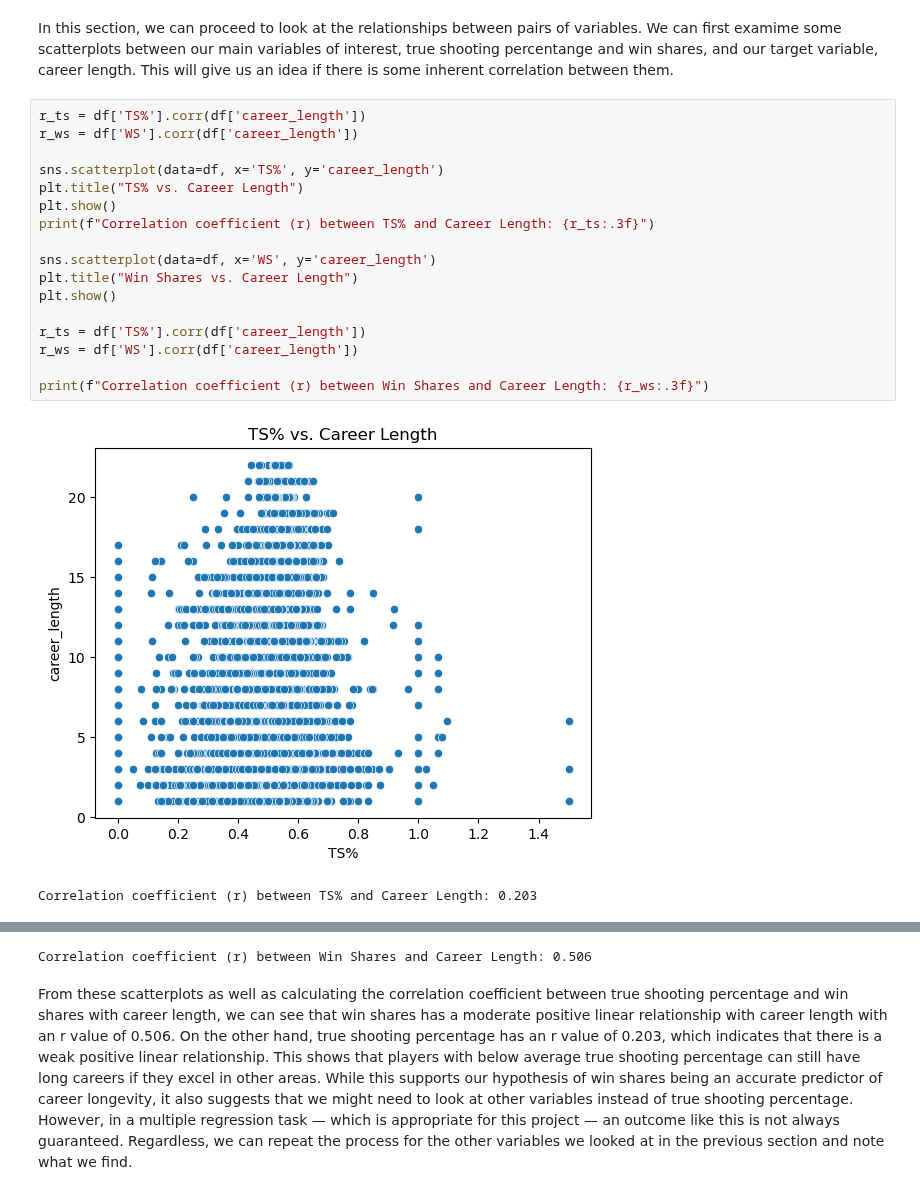
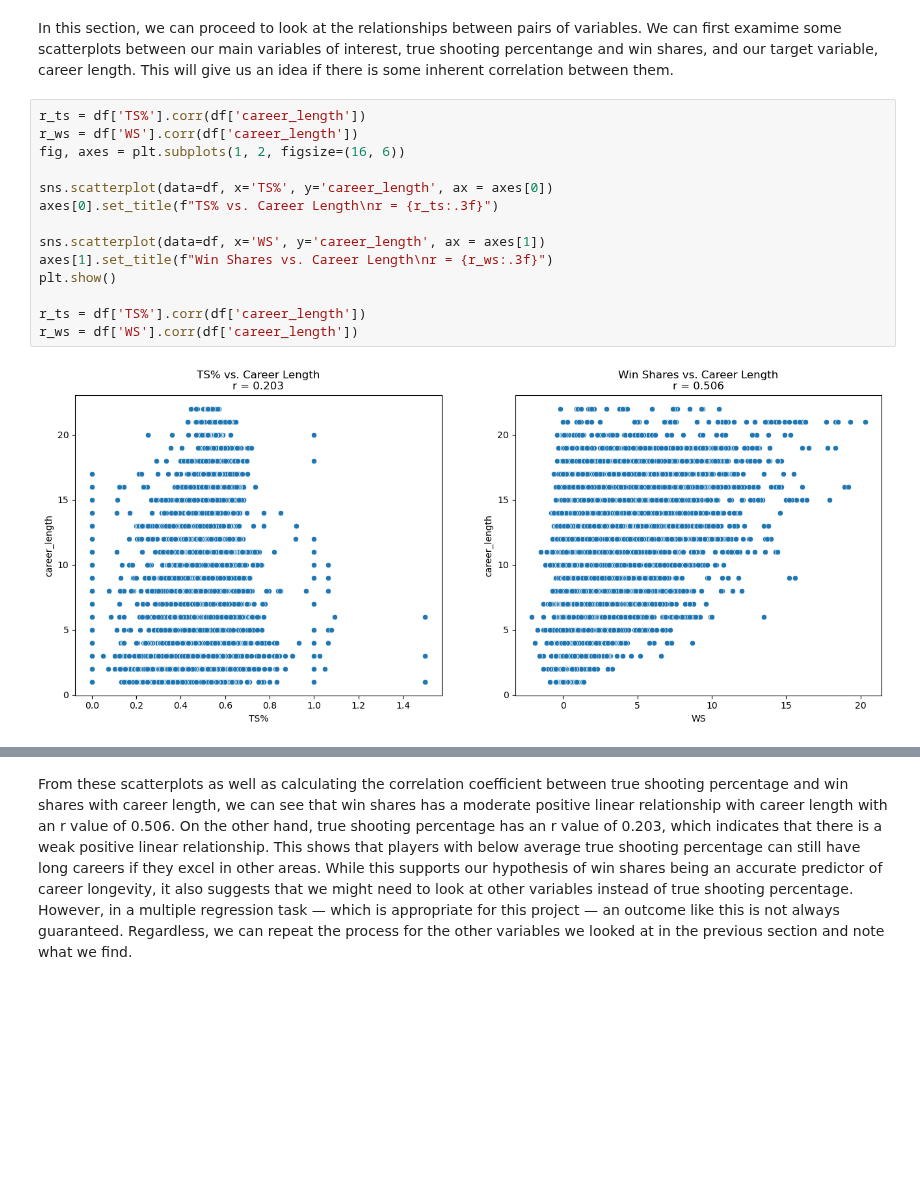
Before and after one commit to rikcy0/NBA-Career-Arc-Predicting-Longevity-Through-Performance-Metrics, a Jupyter notebook: EDACheckpoint_Group117_WI25.ipynb, the cells around one changed output, grey strips where cells are left out. Saved outputs shown, nothing was run; the diff lists cells and outputs as text; blank space fills up the shorter version.

```diff
--- a/EDACheckpoint_Group117_WI25.ipynb
+++ b/EDACheckpoint_Group117_WI25.ipynb
@@ -345,20 +343,16 @@ In this section, we can proceed to look at the relationships between pairs of va
 # %%
 r_ts = df['TS%'].corr(df['career_length'])
 r_ws = df['WS'].corr(df['career_length'])
+fig, axes = plt.subplots(1, 2, figsize=(16, 6))
 
-sns.scatterplot(data=df, x='TS%', y='career_length')
-plt.title("TS% vs. Career Length")
-plt.show()
-print(f"Correlation coefficient (r) between TS% and Career Length: {r_ts:.3f}")
+sns.scatterplot(data=df, x='TS%', y='career_length', ax = axes[0])
+axes[0].set_title(f"TS% vs. Career Length\nr = {r_ts:.3f}")
 
-sns.scatterplot(data=df, x='WS', y='career_length')
-plt.title("Win Shares vs. Career Length")
+sns.scatterplot(data=df, x='WS', y='career_length', ax = axes[1])
+axes[1].set_title(f"Win Shares vs. Career Length\nr = {r_ws:.3f}")
 plt.show()
 
 r_ts = df['TS%'].corr(df['career_length'])
 r_ws = df['WS'].corr(df['career_length'])
-
-print(f"Correlation coefficient (r) between Win Shares and Career Length: {r_ws:.3f}")
 # %% [output]
-[figure, old version]
+[figure, new version]
-Correlation coefficient (r) between TS% and Career Length: 0.203
@@ -366,3 +359,2 @@ Correlation coefficient (r) between TS% and Career Length: 0.203
-Correlation coefficient (r) between Win Shares and Career Length: 0.506
 # %% [markdown]
 From these scatterplots as well as calculating the correlation coefficient between true shooting percentage and win shares with career length, we can see that win shares has a moderate positive linear relationship with career length with an r value of 0.506. On the other hand, true shooting percentage has an r value of 0.203, which indicates that there is a weak positive linear relationship. This shows that players with below average true shooting percentage can still have long careers if they excel in other areas. While this supports our hypothesis of win shares being an accurate predictor of career longevity, it also suggests that we might need to look at other variables instead of true shooting percentage. However, in a multiple regression task — which is appropriate for this project — an outcome like this is not always guaranteed. Regardless, we can repeat the process for the other variables we looked at in the previous section and note what we find.
```
Also changed, not shown: parts of 5 cells of this notebook.
